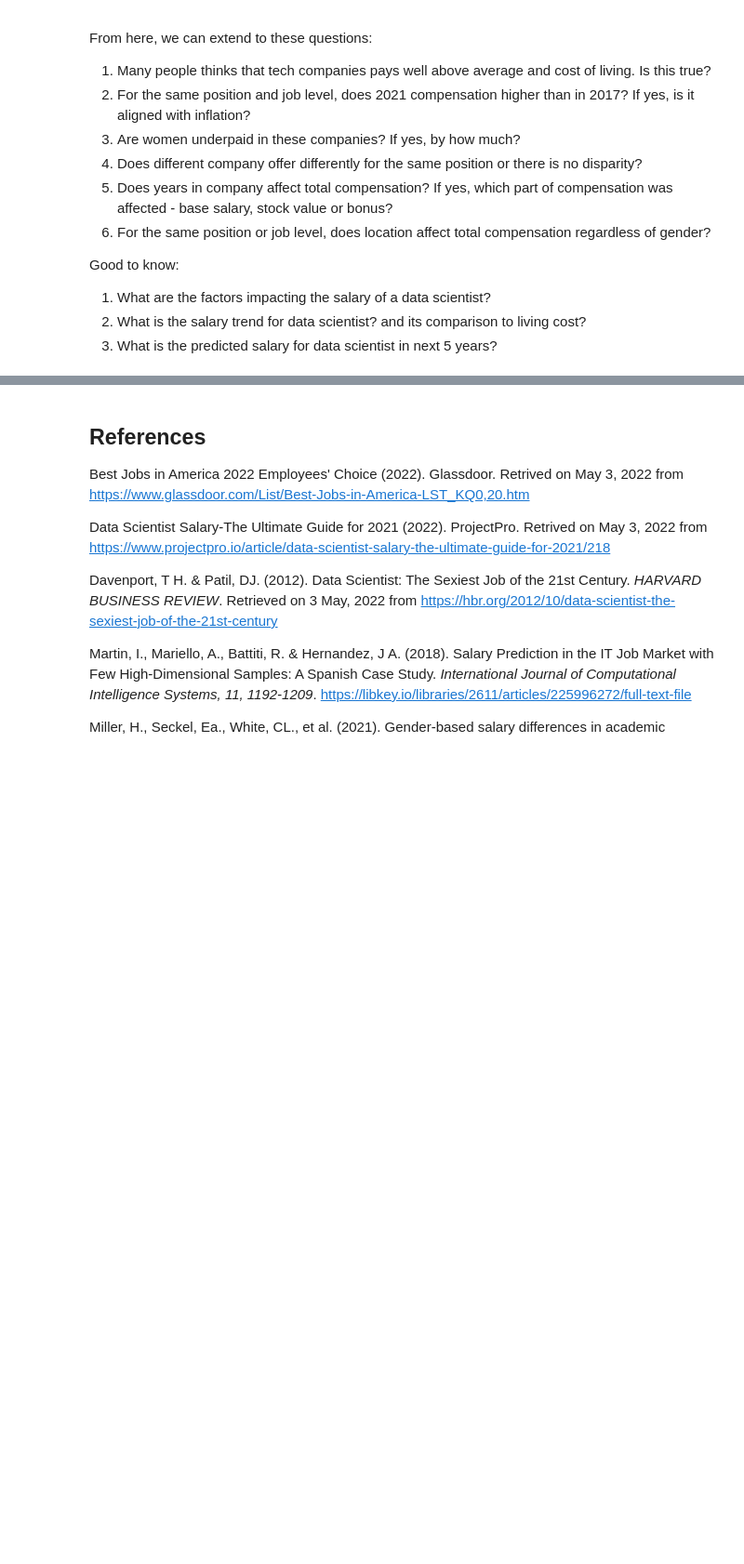
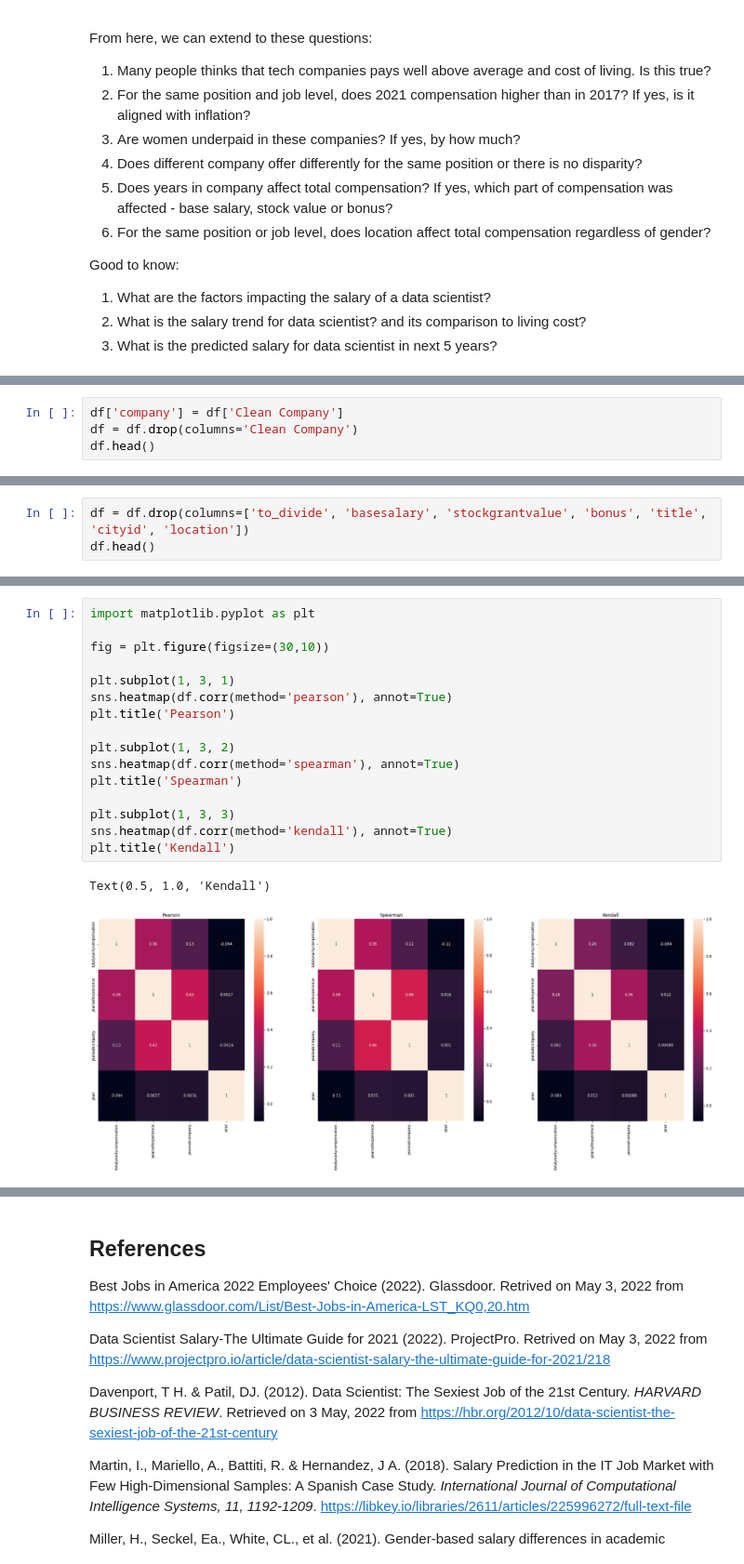
Before and after one commit to yuenherny/um-wqd7003-ds-salary-analysis, a Jupyter notebook: notebook-analysis/[master]/[Master] DS & STEM Salary Analysis.ipynb, the cells around one changed output, grey strips where cells are left out. Shown at 93% size. Drawn from its saved outputs; the diff is of its cells as text; blank space fills up the shorter version.

```diff
--- a/notebook-analysis/[master]/[Master] DS & STEM Salary Analysis.ipynb
+++ b/notebook-analysis/[master]/[Master] DS & STEM Salary Analysis.ipynb
@@ -532,0 +554,4 @@ Good to know:
+# %%
+df['company'] = df['Clean Company']
+df = df.drop(columns='Clean Company')
+df.head()
@@ -532,0 +565,3 @@ Good to know:
+# %%
+df = df.drop(columns=['to_divide', 'basesalary', 'stockgrantvalue', 'bonus', 'title', 'cityid', 'location'])
+df.head()
@@ -532,0 +575,19 @@ Good to know:
+# %%
+import matplotlib.pyplot as plt
+
+fig = plt.figure(figsize=(30,10))
+
+plt.subplot(1, 3, 1)
+sns.heatmap(df.corr(method='pearson'), annot=True)
+plt.title('Pearson')
+
+plt.subplot(1, 3, 2)
+sns.heatmap(df.corr(method='spearman'), annot=True)
+plt.title('Spearman')
+
+plt.subplot(1, 3, 3)
+sns.heatmap(df.corr(method='kendall'), annot=True)
+plt.title('Kendall')
+# %% [output]
+Text(0.5, 1.0, 'Kendall')
+[figure, added]
```
Also changed, not shown: parts of 16 cells of this notebook, 1 other file.
